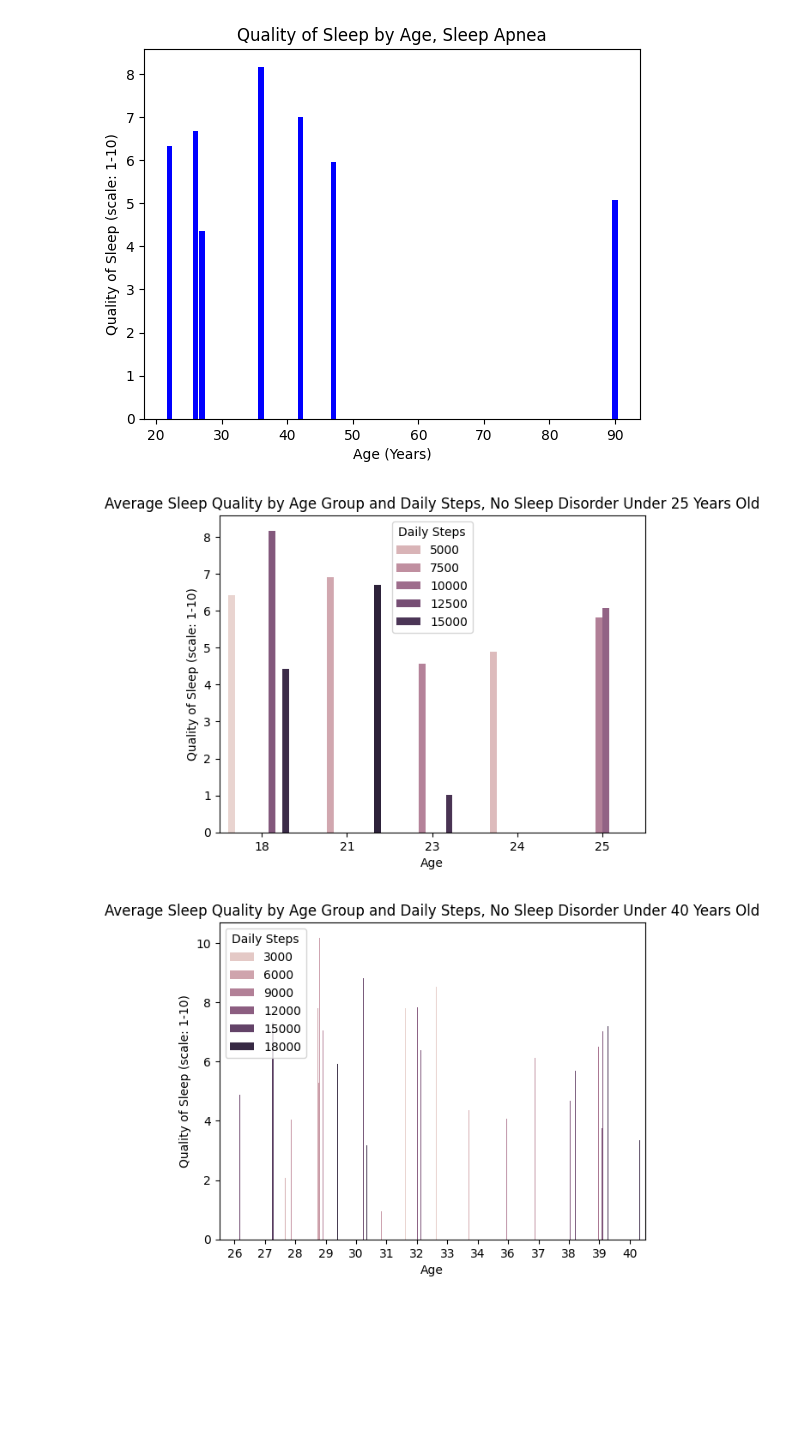
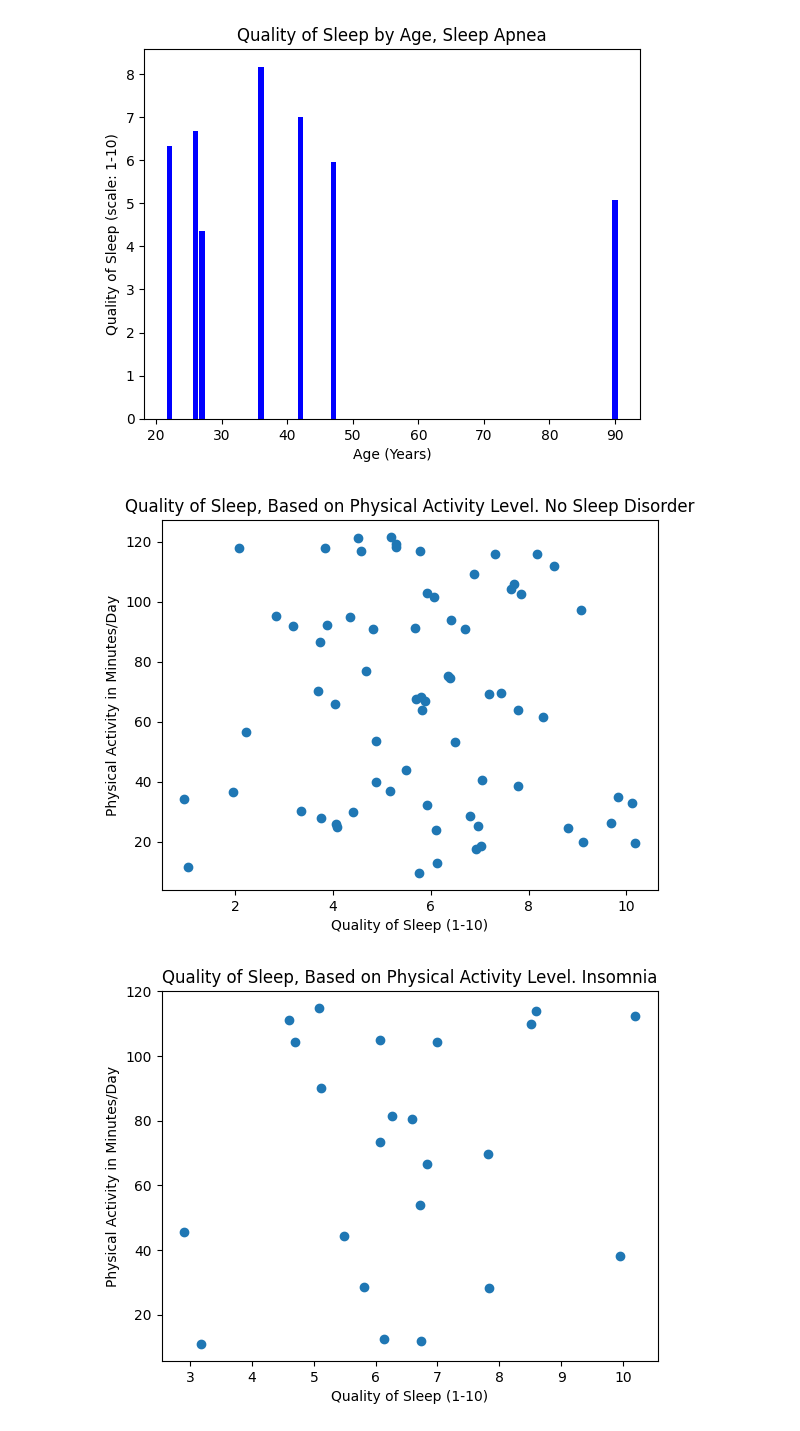
Before and after one commit to MikeyMorg/SemProjectTheSecond, a Jupyter notebook: src/SemProj.ipynb, the cells around one changed output. Cells and saved outputs as stored; diff of their text form; code cells hidden in the pictures; blank space fills up the shorter version.

Commit message:
adding new graphs
Graphs: Looking at filtered groups by sleep disorder, and quality of sleep vs physical activity

```diff
--- a/src/SemProj.ipynb
+++ b/src/SemProj.ipynb
@@ -274,35 +274,60 @@ plt.show()
 [figure]
 [figure]
 # %%
-#Let's separate by age groups to look at the data better
-no_dis_under25 = no_dis[ no_dis['Age'] <= 25 ]
-no_dis_under40 = no_dis[ (no_dis['Age'] <= 40) & (no_dis['Age'] > 25) ]
-no_dis_under55 = no_dis[ (no_dis['Age'] <= 55) & (no_dis['Age'] > 40) ]
-no_dis_over55  = no_dis[ no_dis['Age'] > 55 ]
+# #Let's separate by age groups to look at the data
+# no_dis_under25 = no_dis[ no_dis['Age'] <= 25 ]
+# no_dis_under35 = no_dis[ (no_dis['Age'] <= 35) & (no_dis['Age'] > 25) ]
+# no_dis_under45 = no_dis[ (no_dis['Age'] <= 45) & (no_dis['Age'] > 35) ]
+# no_dis_over45  = no_dis[ no_dis['Age'] > 45 ]
 
+# plt.figure()
+# plt.title("Quality of Sleep, Based on Physical Activity Level. No Sleep Disorder, Under 25 Years Old")
+# plt.scatter(no_dis_under25['Quality of Sleep (scale: 1-10)'], no_dis_under25['Physical Activity Level (minutes/day)'])
+# plt.xlabel("Quality of Sleep (1-10)")
+# plt.ylabel("Physical Activity in Minutes/Day")
+# plt.show()
 
+# plt.figure()
+# plt.title("Quality of Sleep, Based on Physical Activity Level. No Sleep Disorder, Under 35 Years Old")
+# plt.scatter(no_dis_under35['Quality of Sleep (scale: 1-10)'], no_dis_under35['Physical Activity Level (minutes/day)'])
+# plt.xlabel("Quality of Sleep (1-10)")
+# plt.ylabel("Physical Activity in Minutes/Day")
+# plt.show()
 
-#Let's use seaborn to now add a new dimension, by adding the dimension of daily steps
-sns.barplot(
-    data=insomnia,
-    x='Age',
-    y='Quality of Sleep (scale: 1-10)',
-    hue='Daily Steps'
-)
+# plt.figure()
+# plt.title("Quality of Sleep, Based on Physical Activity Level. No Sleep Disorder, Under 45 Years Old")
+# plt.scatter(no_dis_under45['Quality of Sleep (scale: 1-10)'], no_dis_under45['Physical Activity Level (minutes/day)'])
+# plt.xlabel("Quality of Sleep (1-10)")
+# plt.ylabel("Physical Activity in Minutes/Day")
+# plt.show()
 
-plt.title('Average Sleep Quality by Age Group and Daily Steps, Insomnia')
+# plt.figure()
+# plt.title("Quality of Sleep, Based on Physical Activity Level. No Sleep Disorder, Over 45 Years Old")
+# plt.scatter(no_dis_over45['Quality of Sleep (scale: 1-10)'], no_dis_over45['Physical Activity Level (minutes/day)'])
+# plt.xlabel("Quality of Sleep (1-10)")
+# plt.ylabel("Physical Activity in Minutes/Day")
+# plt.show()
+
+plt.figure()
+plt.title("Quality of Sleep, Based on Physical Activity Level. No Sleep Disorder")
+plt.scatter(no_dis['Quality of Sleep (scale: 1-10)'], no_dis['Physical Activity Level (minutes/day)'])
+plt.xlabel("Quality of Sleep (1-10)")
+plt.ylabel("Physical Activity in Minutes/Day")
 plt.show()
 
-#Let's use seaborn to now add a new dimension, by adding the dimension of daily steps
-sns.barplot(
-    data=apnea,
-    x='Age',
-    y='Quality of Sleep (scale: 1-10)',
-    hue='Daily Steps'
-)
+plt.figure()
+plt.title("Quality of Sleep, Based on Physical Activity Level. Insomnia")
+plt.scatter(insomnia['Quality of Sleep (scale: 1-10)'], insomnia['Physical Activity Level (minutes/day)'])
+plt.xlabel("Quality of Sleep (1-10)")
+plt.ylabel("Physical Activity in Minutes/Day")
+plt.show()
 
-plt.title('Average Sleep Quality by Age Group and Daily Steps, Sleep Apnea')
+plt.figure()
+plt.title("Quality of Sleep, Based on Physical Activity Level. Sleep Apnea")
+plt.scatter(apnea['Quality of Sleep (scale: 1-10)'], apnea['Physical Activity Level (minutes/day)'])
+plt.xlabel("Quality of Sleep (1-10)")
+plt.ylabel("Physical Activity in Minutes/Day")
 plt.show()
 # %% [output]
-[figure, old version]
+[figure, new version]
-[figure, old version]
+[figure, new version]
```
Also changed, not shown: parts of 1 cell of this notebook.
